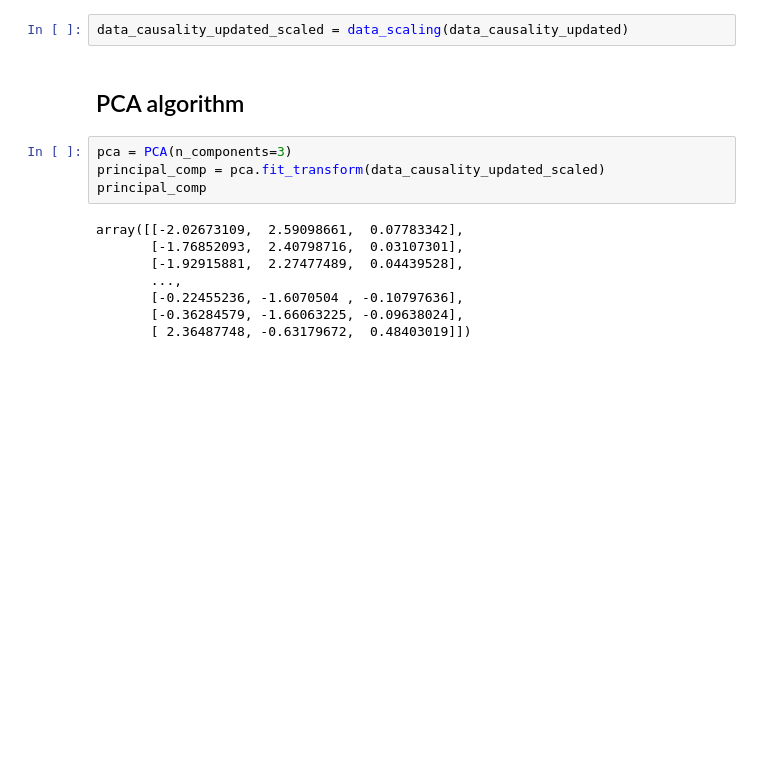
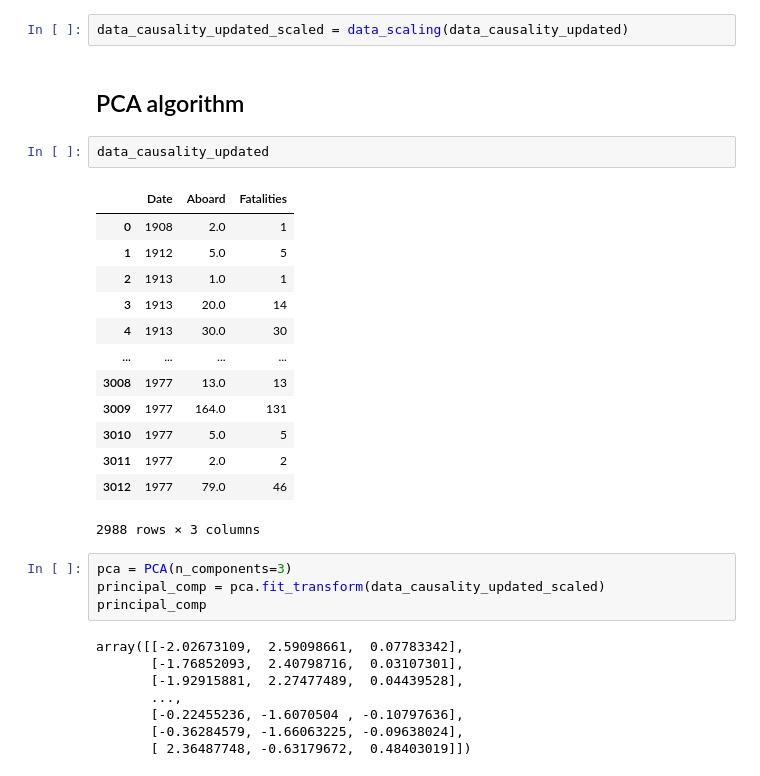
Before and after one commit to imsouza/airplane-crash, a Jupyter notebook: EDA - Airplane Crash.ipynb, the cells around one changed output. Drawn from its saved outputs; the diff is of its cells as text; blank space fills up the shorter version.

```diff
--- a/EDA - Airplane Crash.ipynb
+++ b/EDA - Airplane Crash.ipynb
@@ -498,6 +500,22 @@ def data_scaling(dataframe,inverse=False):
 data_causality_updated_scaled = data_scaling(data_causality_updated)
 # %% [markdown]
 ## PCA algorithm
+# %%
+data_causality_updated
+# %% [output]
+|  | Date | Aboard | Fatalities |
+| 0 | 1908 | 2.0 | 1 |
+| 1 | 1912 | 5.0 | 5 |
+| 2 | 1913 | 1.0 | 1 |
+| 3 | 1913 | 20.0 | 14 |
+| 4 | 1913 | 30.0 | 30 |
+| ... | ... | ... | ... |
+| 3008 | 1977 | 13.0 | 13 |
+| 3009 | 1977 | 164.0 | 131 |
+| 3010 | 1977 | 5.0 | 5 |
+| 3011 | 1977 | 2.0 | 2 |
+| 3012 | 1977 | 79.0 | 46 |
+2988 rows × 3 columns
 # %%
 pca = PCA(n_components=3)
 principal_comp = pca.fit_transform(data_causality_updated_scaled)
```
Also changed, not shown: parts of 5 cells of this notebook.
